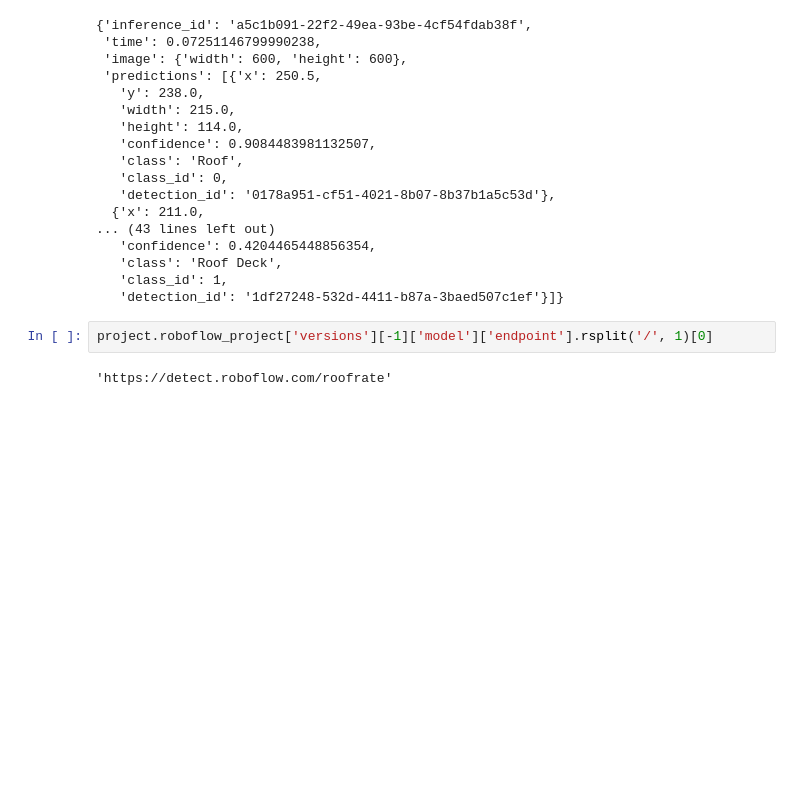
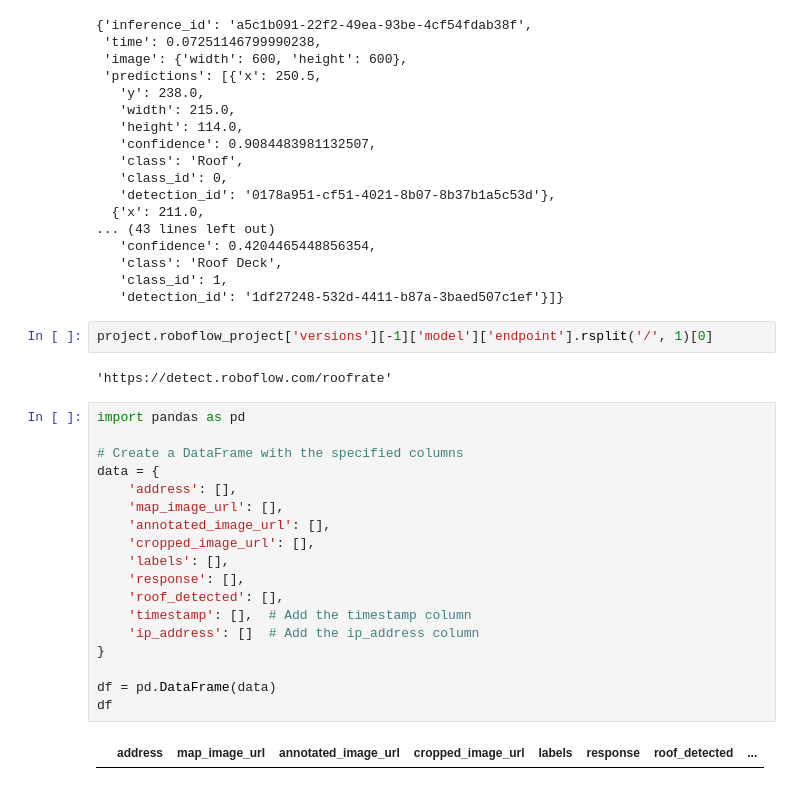
Before and after one commit to MitchLeahy/RoofRate, a Jupyter notebook: scratch.ipynb, the cells around one changed output. Drawn from its saved outputs; the diff is of its cells as text; blank space fills up the shorter version.

```diff
--- a/scratch.ipynb
+++ b/scratch.ipynb
@@ -155,3 +155,23 @@ project.get_roof_detections("/Users/mitchleahy/Documents/Projects/RoofData/data/
 project.roboflow_project['versions'][-1]['model']['endpoint'].rsplit('/', 1)[0]
 # %% [output]
 'https://detect.roboflow.com/roofrate'
+# %%
+import pandas as pd
+
+# Create a DataFrame with the specified columns
+data = {
+    'address': [],
+    'map_image_url': [],
+    'annotated_image_url': [],
+    'cropped_image_url': [],
+    'labels': [],
+    'response': [],
+    'roof_detected': [],
+    'timestamp': [],  # Add the timestamp column
+    'ip_address': []  # Add the ip_address column
+}
+
+df = pd.DataFrame(data)
+df
+# %% [output]
+|  | address | map_image_url | annotated_image_url | cropped_image_url | labels | response | roof_detected | ... |
```
Also changed, not shown: parts of 1 cell of this notebook, 3 other files.
